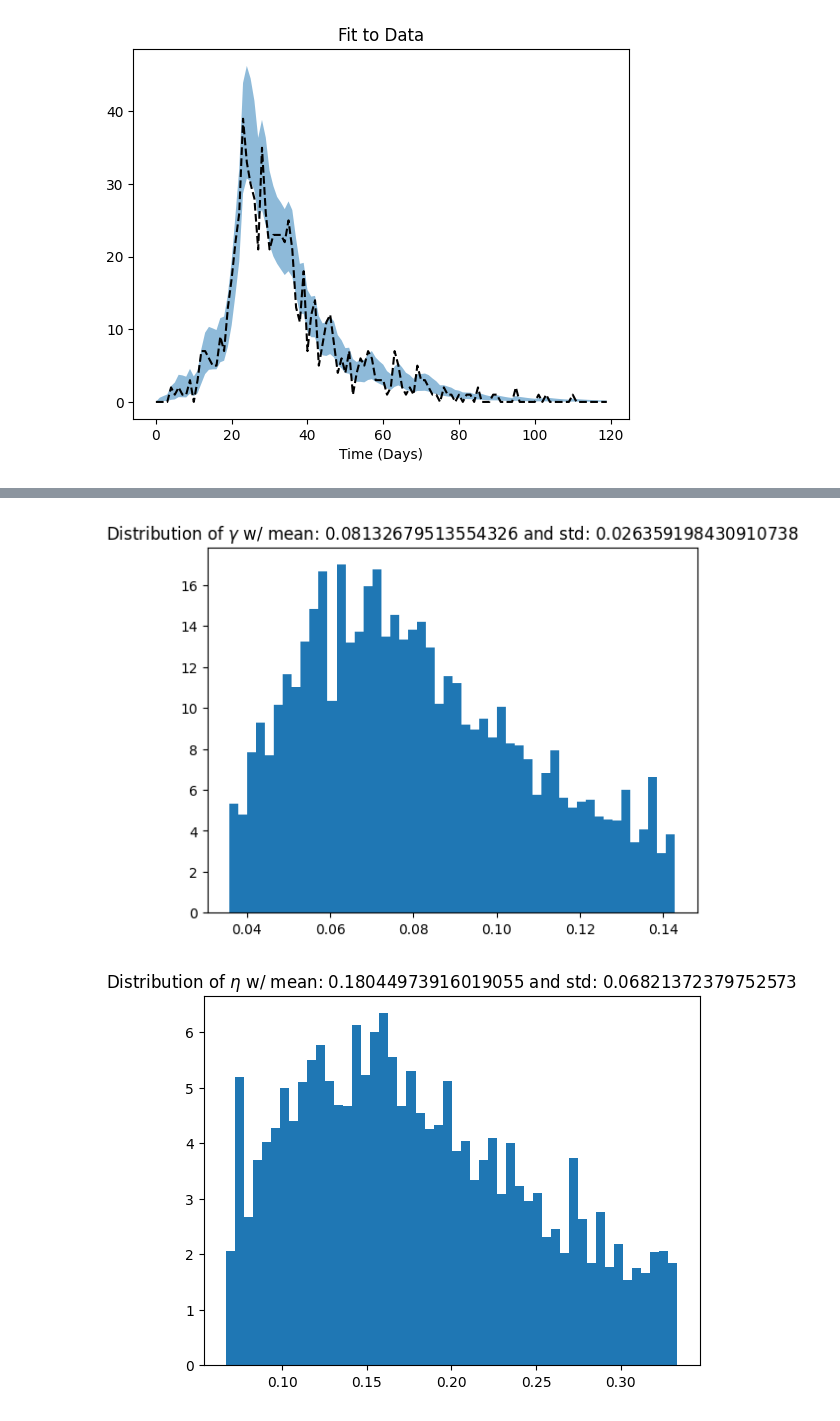
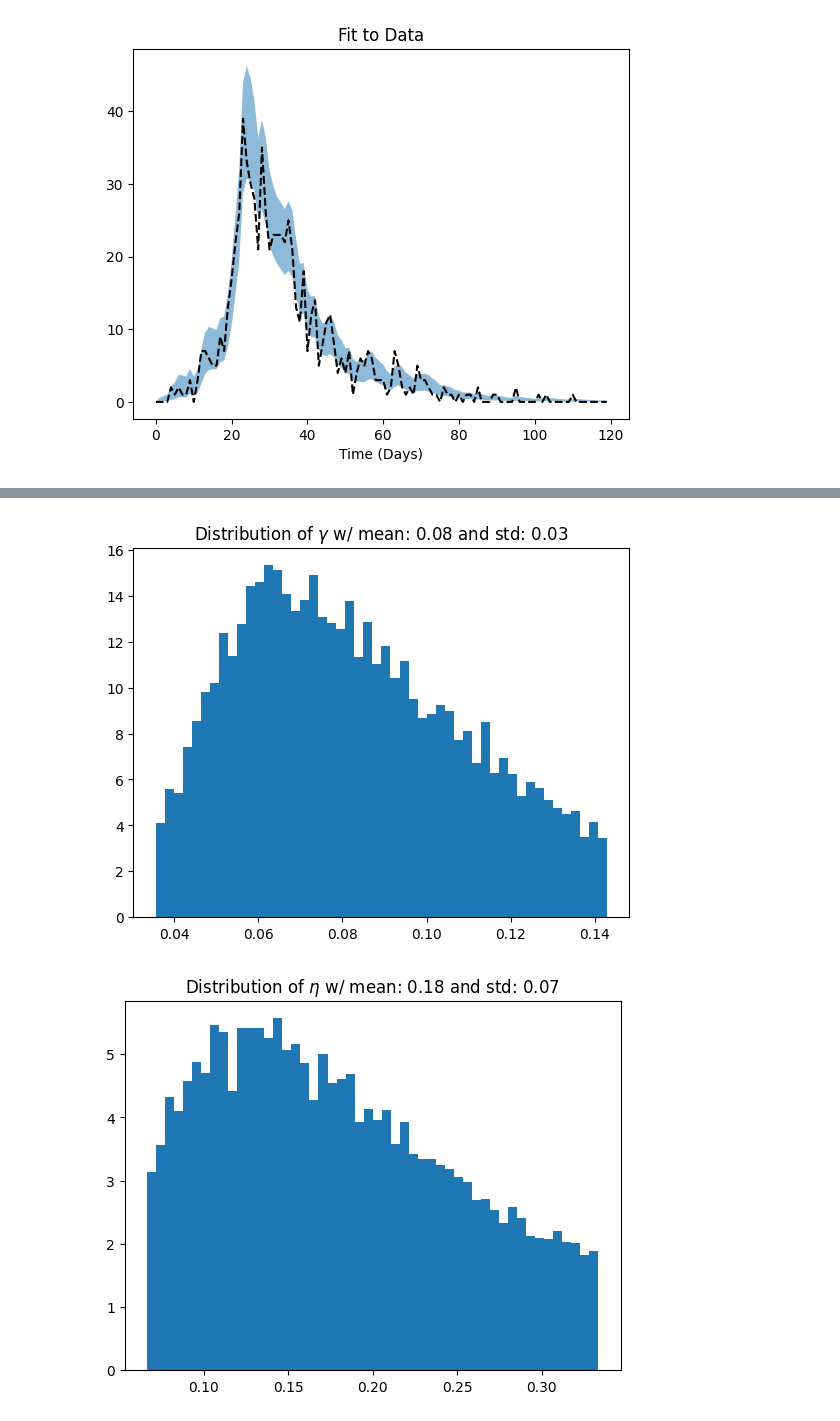
Before and after one commit to Averydx/PMCMC, a Jupyter notebook: examples/pmcmc_seir_calvetti.ipynb, the cells around one changed output, grey strips where cells are left out. Drawn from its saved outputs; the diff is of its cells as text; code cells hidden in the pictures.

Commit message:
modified:   examples/pmcmc_seir_calvetti.ipynb 	modified:   pmcmc_output/calvetti_pmcmc_output.npz

```diff
--- a/examples/pmcmc_seir_calvetti.ipynb
+++ b/examples/pmcmc_seir_calvetti.ipynb
@@ -56,7 +56,7 @@ def SEIR_model(particles,observations,t,dt,model_params,rng):
         particles[index,3,t] = np.maximum(0.,particles[index,3,t] + new_ER + new_IR) #R
         particles[index,4,t] = np.exp(A * np.log(particles[index,4,t]) - M + C * rng.standard_normal()) #beta
 
-        observations[index,0,t] = new_I
+        observations[index,0,t] += new_I
 
     return particles,observations
 
@@ -67,13 +67,22 @@ def SEIR_Obs(data_point, particle_observations, model_params):
 '''True parameter values'''
 rng = np.random.default_rng(0)
 
-gamma = 1/14
-eta = 1/7
+'''unpickle parameter sets'''
+with open("../param_sets/calvetti_model_params.json", "r+") as f:
+    model_json = f.read()
+    model_params = jsonpickle.decode(model_json)
+
+gamma = model_params['gamma']
+eta = model_params['eta']
+
+with open("../param_sets/calvetti_beta_params.json", "r+") as f:
+    beta_json = f.read()
+    beta_params = jsonpickle.decode(beta_json)
 
 T = 120
 dt = 1.
 t_vec = np.arange(0,T,dt)
-beta_par = {'b_0':0.4,'b_inf': 0.1, 'tau': 5,'T':20}
+beta_params = {'b_0':0.4,'b_inf': 0.1, 'tau': 5,'T':20}
 
 def beta_sim(par,t):
     if(t < par['T']):
@@ -81,7 +90,7 @@ def beta_sim(par,t):
 
     return par['b_inf'] + (par['b_0'] - par['b_inf']) * np.exp(-(t - par['T'])/par['tau'])
 
-betas = np.array([beta_sim(beta_par,t) for t in t_vec])
+betas = np.array([beta_sim(beta_params,t) for t in t_vec])
 
 
 def SEIR_init(num_particles, model_dim, rng):
@@ -164,7 +172,7 @@ Root Mean Squared Error for the Data 8.922541176380724
 [figure]
 [figure]
 # %%
-pmcmc_rng = np.random.default_rng(20)
+pmcmc_rng = np.random.default_rng(1000)
 
 @nb.njit
 def uniform_numba_logpdf(theta,min_val,max_val):
@@ -177,14 +185,14 @@ def uniform_numba_logpdf(theta,min_val,max_val):
 def seir_prior(theta):
     return uniform_numba_logpdf(theta[0],min_val= 1/28.,max_val= 1/7) + uniform_numba_logpdf(theta[1],min_val = 1/15.,max_val = 1/3)
 
-pmcmc_params = {'iterations':20_000,
+pmcmc_params = {'iterations':100_000,
                 'init_params':np.array([0.1,0.1]),
                 'prior':seir_prior,
                 'init_cov': np.diag([0.01,0.01]),
                 'burn_in':1000}
 
 pf_params = {'num_particles':1_000,
-                      'dt':1.,
+                      'dt':dt,
                       'model':SEIR_model,
                       'observation_model':SEIR_Obs,
                       'model_dim':5,
@@ -222,5 +230,5 @@ iteration: 1050| Acceptance rate: 0.09238095238095238| Log-Likelihood: -211.4799
 # %%
-burn_in = 5000
+burn_in = 20000
 
 MLE = np.argmax(pmcmc_output['Log Likelihood'])
 
@@ -231,5 +239,5 @@ print(f"The Maximum Likelihood Estimate is {pmcmc_output['accepted_params'][:,ML
 plt.title("PMCMC Likelihood")
 plt.ylabel("Magnitude")
 plt.xlabel("Iterations")
-plt.plot(pmcmc_output['Log Likelihood'])
+plt.plot(pmcmc_output['Log Likelihood'],lw=0.1)
 # %% [output]
@@ -240,14 +248,14 @@ The Maximum Likelihood Estimate is [0.06606177 0.13087629] w/ LL of -10209.09610
 # %%
 plt.title(f"Distribution of $\\gamma$ w/ mean: {round(np.mean(pmcmc_output['accepted_params'][0,burn_in:]),2)} and std: {round(np.std(pmcmc_output['accepted_params'][0,burn_in:]),2)}")
 plt.hist(pmcmc_output['accepted_params'][0,burn_in:],density=True,bins = 50)
 plt.show()
 
-plt.title(f"Distribution of $\\eta$ w/ mean: {np.mean((pmcmc_output['accepted_params'][1,burn_in:]))} and std: {np.std((pmcmc_output['accepted_params'][1,burn_in:]))}")
+plt.title(f"Distribution of $\\eta$ w/ mean: {round(np.mean((pmcmc_output['accepted_params'][1,burn_in:])),2)} and std: {round(np.std((pmcmc_output['accepted_params'][1,burn_in:])),2)}")
 plt.hist((pmcmc_output['accepted_params'][1,burn_in:]),density=True,bins = 50)
 plt.show()
 # %% [output]
-[figure, old version]
+[figure, new version]
-[figure, old version]
+[figure, new version]
 # %%
 Labels = ['S','E','I','R']
 for i in range(4):
```
Also changed, not shown: parts of 12 cells of this notebook, 1 other file.
